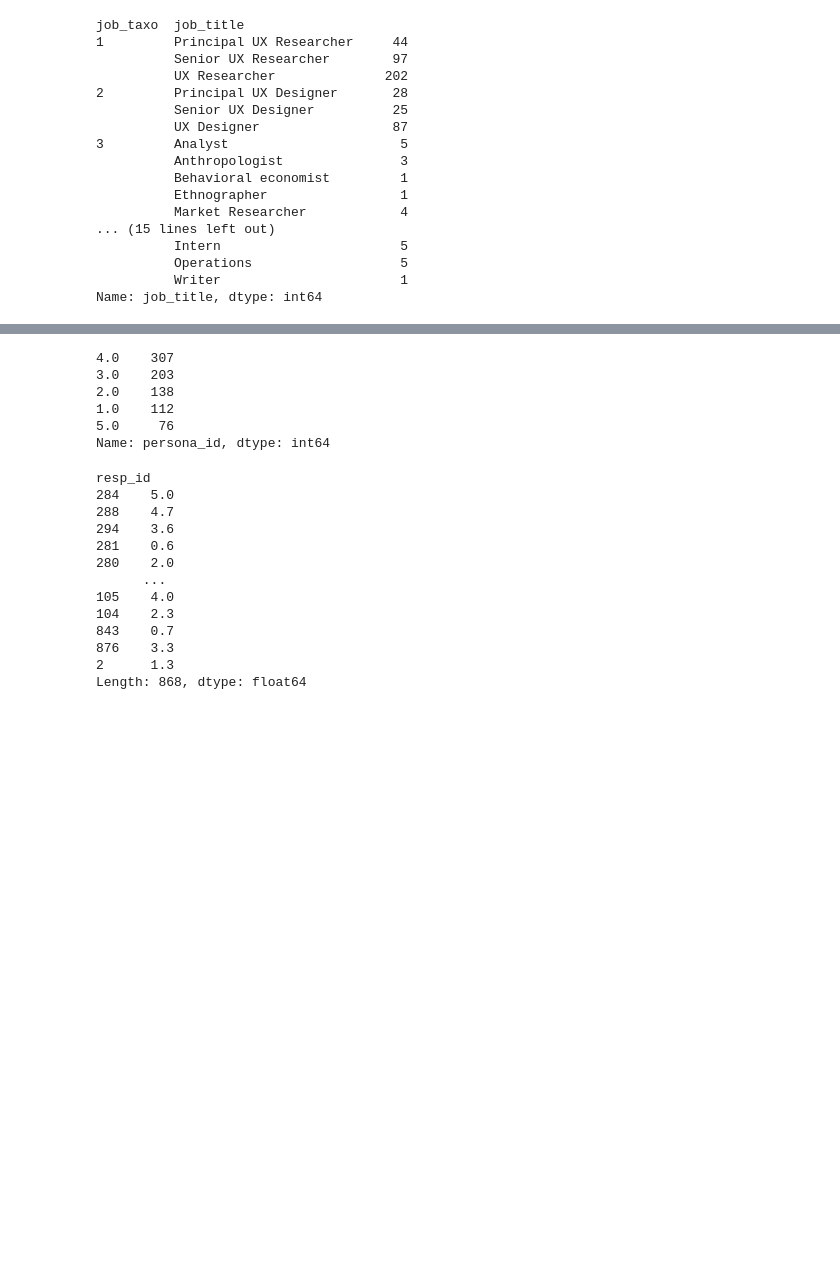
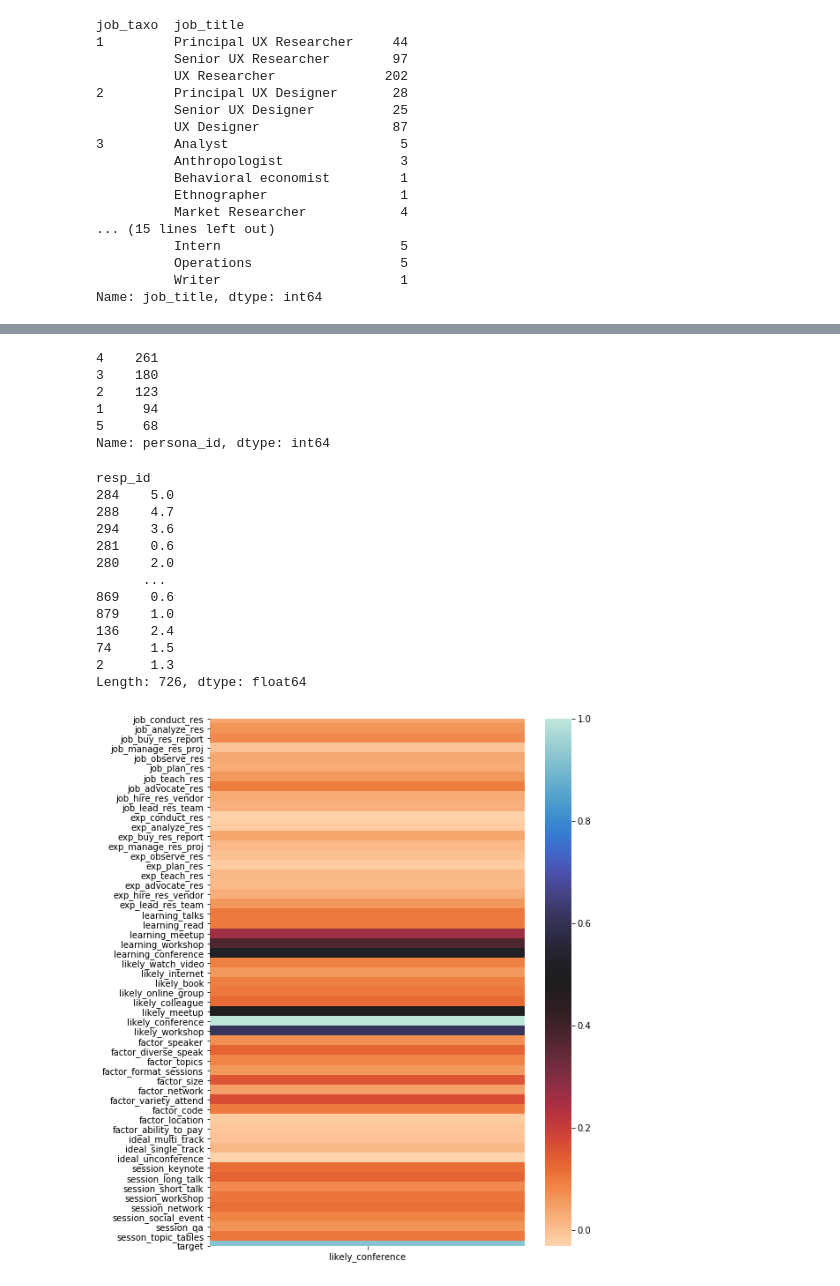
Before and after one commit to PersonaPredicta/Survey_Says..., a Jupyter notebook: dom/dom_nb.ipynb, the cells around one changed output, grey strips where cells are left out. Drawn from its saved outputs; the diff is of its cells as text; code cells hidden in the pictures; blank space fills up the shorter version.

```diff
--- a/dom/dom_nb.ipynb
+++ b/dom/dom_nb.ipynb
@@ -50,7 +50,7 @@ data.head(2)
 | 1 | 288 | Academic | 4 | 1.0 | Occasionally | Neutral | Occasionally | ... |
 2 rows × 72 columns
 # %%
-df = wrangle.wrangle_data()
+df,_ = wrangle.wrangle_data()
 df.head()
 # %% [output]
 |  | job_title | job_taxo | job_id | job_conduct_res | job_analyze_res | job_buy_res_report | ... |
@@ -156,11 +154,11 @@ Name: persona_id, dtype: int64
 # %%
 df.persona_id.value_counts()
 # %% [output]
-4.0    307
-3.0    203
-2.0    138
-1.0    112
-5.0     76
+4    261
+3    180
+2    123
+1     94
+5     68
 Name: persona_id, dtype: int64
 # %%
 exp_cols = ['exp_conduct_res', 'exp_analyze_res',
@@ -176,12 +174,12 @@ resp_id
 281    0.6
 280    2.0
       ...
-105    4.0
-104    2.3
-843    0.7
-876    3.3
+869    0.6
+879    1.0
+136    2.4
+74     1.5
 2      1.3
-Length: 868, dtype: float64
+Length: 726, dtype: float64
 # %%
 #show distributions of values
 # %%
@@ -196,6 +194,9 @@ train, test = train_test_split(df[x+y].dropna(subset = y))
 #use svm or
 #form hypothesis and test them
 # %%
-plt.figure(figsize=(14,8))
-sns.heatmap(test.corr(), cmap = 'icefire_r')
+plt.figure(figsize=(8,11))
+sns.heatmap(df.corr()[['likely_conference']], cmap = 'icefire_r')
+plt.show()
+# %% [output]
+[figure, added]
 # %%
```
Also changed, not shown: parts of 21 cells of this notebook, 1 other file.
